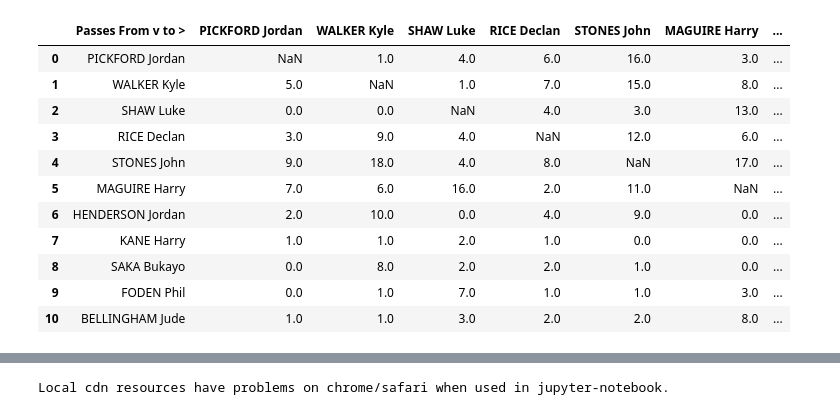
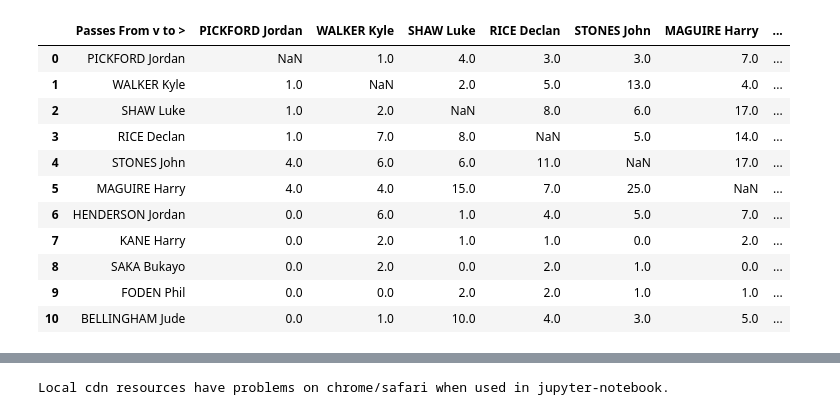
Before and after one commit to SidMurthy97/Football_passing_network, a Jupyter notebook: src/passing_network.ipynb, the cells around one changed output, grey strips where cells are left out. Saved outputs shown, nothing was run; the diff lists cells and outputs as text; code cells hidden in the pictures.

```diff
--- a/src/passing_network.ipynb
+++ b/src/passing_network.ipynb
@@ -3,24 +3,24 @@ import numpy as np
 import pandas as pd
 import matplotlib.pyplot as plt
 # %%
-# opposition = "france"
-opposition = "senegal"
+opposition = "france"
+# opposition = "senegal"
 #get raw data
 passing_network = pd.read_csv(filepath_or_buffer=rf"..\data\england_passing_data_vs_{opposition}.csv")
 passing_network
 # %% [output]
 |  | Passes From v to > | PICKFORD Jordan | WALKER Kyle | SHAW Luke | RICE Declan | STONES John | MAGUIRE Harry | ... |
-| 0 | PICKFORD Jordan | NaN | 1.0 | 4.0 | 6.0 | 16.0 | 3.0 | ... |
-| 1 | WALKER Kyle | 5.0 | NaN | 1.0 | 7.0 | 15.0 | 8.0 | ... |
-| 2 | SHAW Luke | 0.0 | 0.0 | NaN | 4.0 | 3.0 | 13.0 | ... |
-| 3 | RICE Declan | 3.0 | 9.0 | 4.0 | NaN | 12.0 | 6.0 | ... |
-| 4 | STONES John | 9.0 | 18.0 | 4.0 | 8.0 | NaN | 17.0 | ... |
-| 5 | MAGUIRE Harry | 7.0 | 6.0 | 16.0 | 2.0 | 11.0 | NaN | ... |
-| 6 | HENDERSON Jordan | 2.0 | 10.0 | 0.0 | 4.0 | 9.0 | 0.0 | ... |
-| 7 | KANE Harry | 1.0 | 1.0 | 2.0 | 1.0 | 0.0 | 0.0 | ... |
-| 8 | SAKA Bukayo | 0.0 | 8.0 | 2.0 | 2.0 | 1.0 | 0.0 | ... |
-| 9 | FODEN Phil | 0.0 | 1.0 | 7.0 | 1.0 | 1.0 | 3.0 | ... |
-| 10 | BELLINGHAM Jude | 1.0 | 1.0 | 3.0 | 2.0 | 2.0 | 8.0 | ... |
+| 0 | PICKFORD Jordan | NaN | 1.0 | 4.0 | 3.0 | 3.0 | 7.0 | ... |
+| 1 | WALKER Kyle | 1.0 | NaN | 2.0 | 5.0 | 13.0 | 4.0 | ... |
+| 2 | SHAW Luke | 1.0 | 2.0 | NaN | 8.0 | 6.0 | 17.0 | ... |
+| 3 | RICE Declan | 1.0 | 7.0 | 8.0 | NaN | 5.0 | 14.0 | ... |
+| 4 | STONES John | 4.0 | 6.0 | 6.0 | 11.0 | NaN | 17.0 | ... |
+| 5 | MAGUIRE Harry | 4.0 | 4.0 | 15.0 | 7.0 | 25.0 | NaN | ... |
+| 6 | HENDERSON Jordan | 0.0 | 6.0 | 1.0 | 4.0 | 5.0 | 7.0 | ... |
+| 7 | KANE Harry | 0.0 | 2.0 | 1.0 | 1.0 | 0.0 | 2.0 | ... |
+| 8 | SAKA Bukayo | 0.0 | 2.0 | 0.0 | 2.0 | 1.0 | 0.0 | ... |
+| 9 | FODEN Phil | 0.0 | 0.0 | 2.0 | 2.0 | 1.0 | 1.0 | ... |
+| 10 | BELLINGHAM Jude | 0.0 | 1.0 | 10.0 | 4.0 | 3.0 | 5.0 | ... |
 # %%
 #sum up the total pass each person does
 passing_network["total_passes"] = passing_network.sum(axis='columns', numeric_only=True)
```
Also changed, not shown: parts of 4 cells of this notebook, 2 other files.
